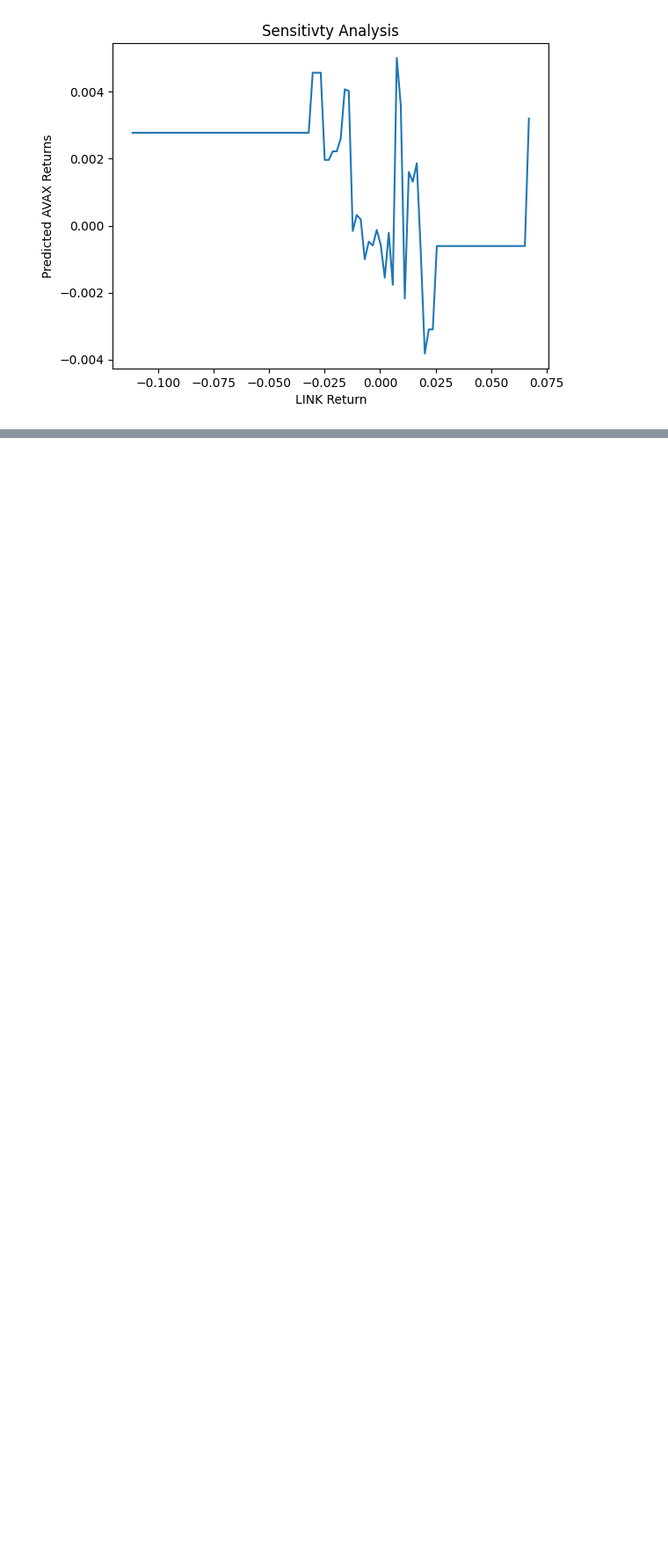
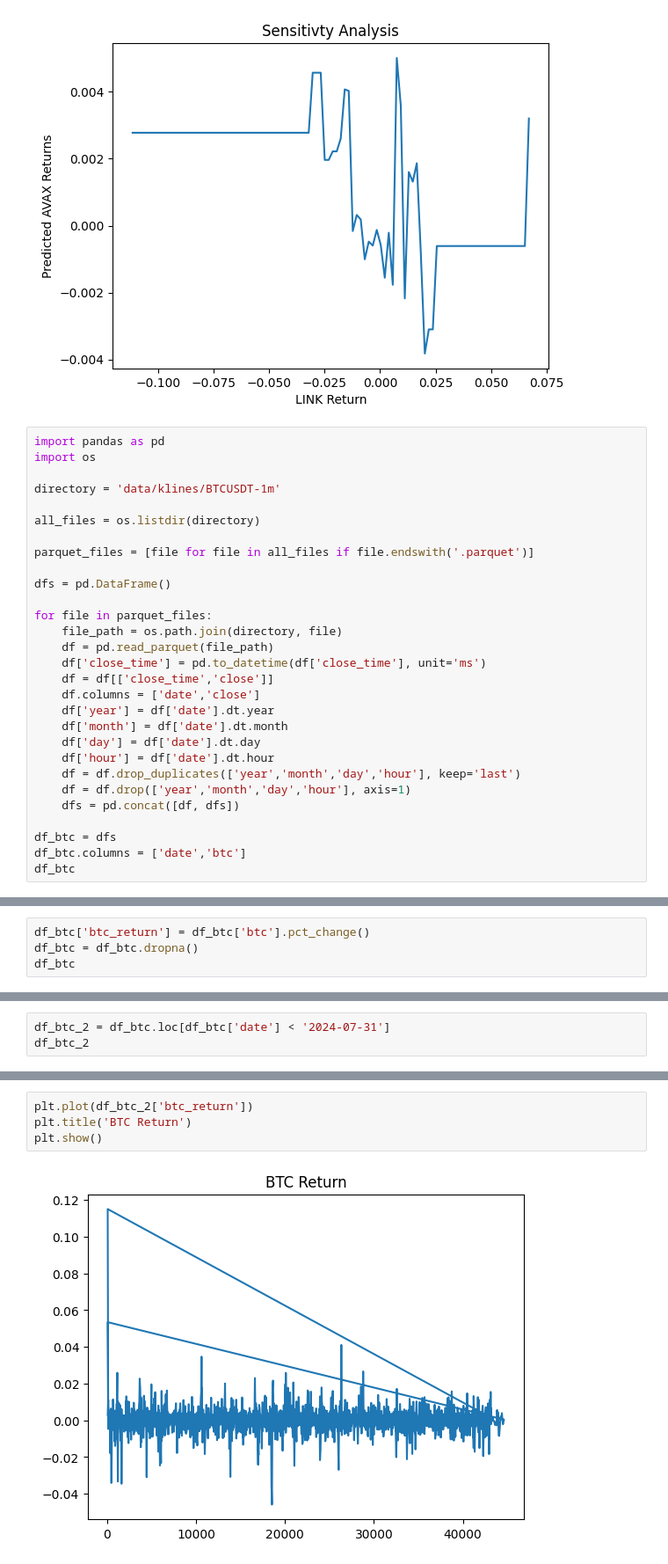
Before and after one commit to outfox330/ML_Models_on_Time_Series, a Jupyter notebook: BTC_FORECAST.ipynb, the cells around one changed output, grey strips where cells are left out. Shown at 88% size. Drawn from its saved outputs; the diff is of its cells as text; blank space fills up the shorter version.

```diff
--- a/BTC_FORECAST.ipynb
+++ b/BTC_FORECAST.ipynb
@@ -1479,3 +1479,32 @@ Try using .loc[row_indexer,col_indexer] = value instead
 See the caveats in the documentation: https://pandas.pydata.org/pandas-docs/stable/user_guide/indexing.html#returning-a-view-versus-a-copy
   X[feature] = original_values
 [figure]
+# %%
+import pandas as pd
+import os
+
+directory = 'data/klines/BTCUSDT-1m'
+
+all_files = os.listdir(directory)
+
+parquet_files = [file for file in all_files if file.endswith('.parquet')]
+
+dfs = pd.DataFrame()
+
+for file in parquet_files:
+    file_path = os.path.join(directory, file)
+    df = pd.read_parquet(file_path)
+    df['close_time'] = pd.to_datetime(df['close_time'], unit='ms')
+    df = df[['close_time','close']]
+    df.columns = ['date','close']
+    df['year'] = df['date'].dt.year
+    df['month'] = df['date'].dt.month
+    df['day'] = df['date'].dt.day
+    df['hour'] = df['date'].dt.hour
+    df = df.drop_duplicates(['year','month','day','hour'], keep='last')
+    df = df.drop(['year','month','day','hour'], axis=1)
+    dfs = pd.concat([df, dfs])
+
+df_btc = dfs
+df_btc.columns = ['date','btc']
+df_btc
@@ -1481,0 +1525,4 @@ See the caveats in the documentation: https://pandas.pydata.org/pandas-docs/stab
+# %%
+df_btc['btc_return'] = df_btc['btc'].pct_change()
+df_btc = df_btc.dropna()
+df_btc
@@ -1481,0 +1543,3 @@ See the caveats in the documentation: https://pandas.pydata.org/pandas-docs/stab
+# %%
+df_btc_2 = df_btc.loc[df_btc['date'] < '2024-07-31']
+df_btc_2
@@ -1481,0 +1585,6 @@ See the caveats in the documentation: https://pandas.pydata.org/pandas-docs/stab
+# %%
+plt.plot(df_btc_2['btc_return'])
+plt.title('BTC Return')
+plt.show()
+# %% [output]
+[figure, added]
```
Also changed, not shown: parts of 17 cells of this notebook.
